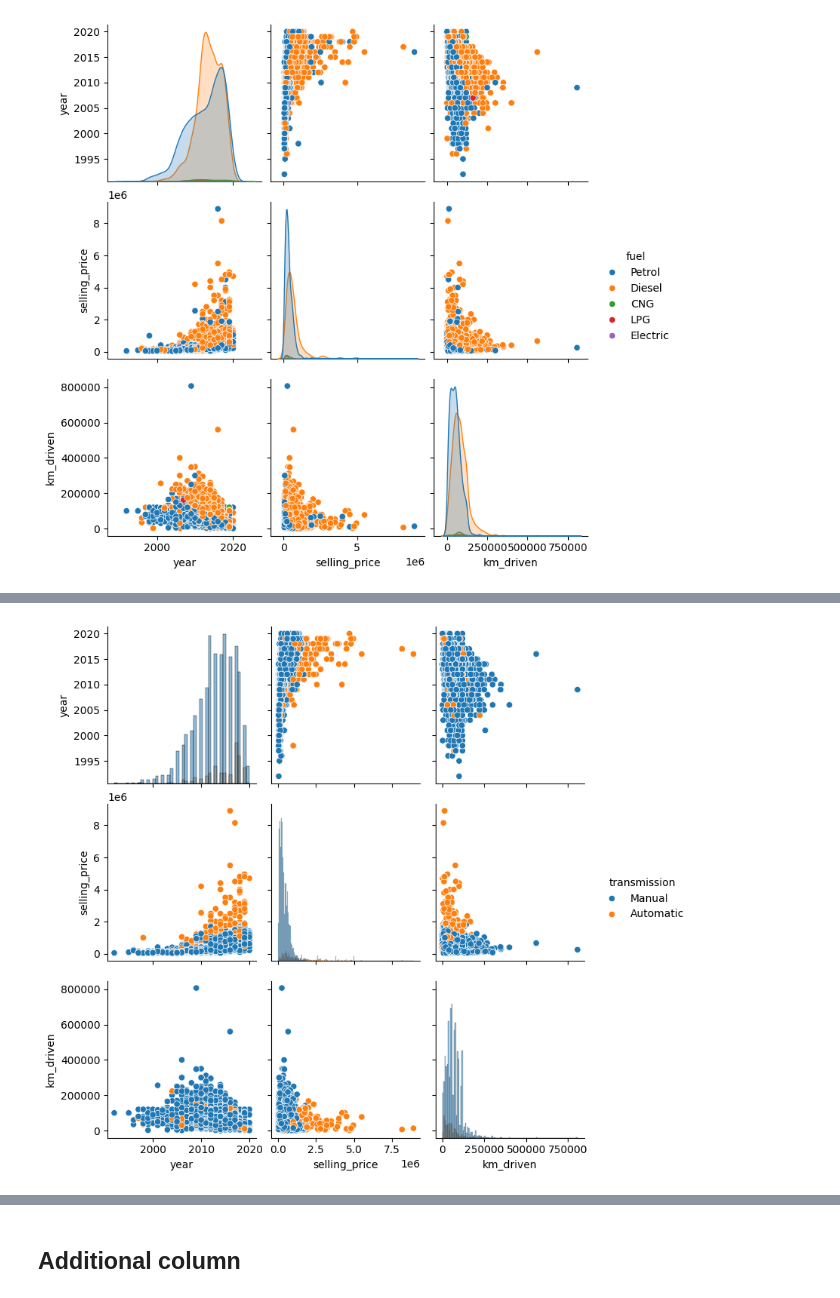
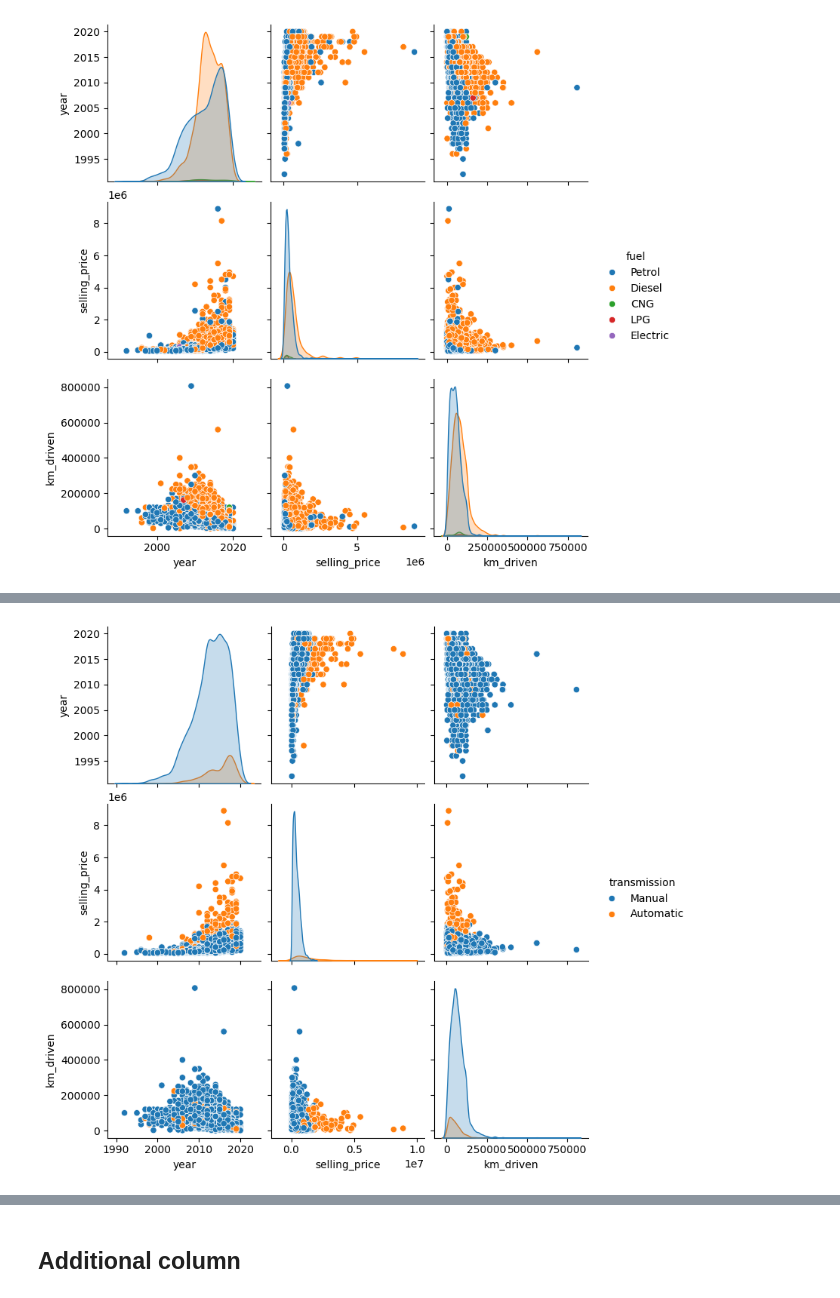
Before and after one commit to sameervk/OpenDataScienceSandbox, a Jupyter notebook: QuantileRegression/QuantileRegression_nb1.ipynb, the cells around one changed output, grey strips where cells are left out. Cells and saved outputs as stored; diff of their text form; code cells hidden in the pictures.

```diff
--- a/QuantileRegression/QuantileRegression_nb1.ipynb
+++ b/QuantileRegression/QuantileRegression_nb1.ipynb
@@ -81,5 +93,5 @@ plt.show()
 # %%
-sns.pairplot(df, kind="scatter", diag_kind="hist", hue="transmission")
+sns.pairplot(df, kind="scatter", diag_kind="kde", hue="transmission")
 plt.show()
 # %% [output]
-[figure, old version]
+[figure, new version]
```
Also changed, not shown: parts of 44 cells of this notebook.
